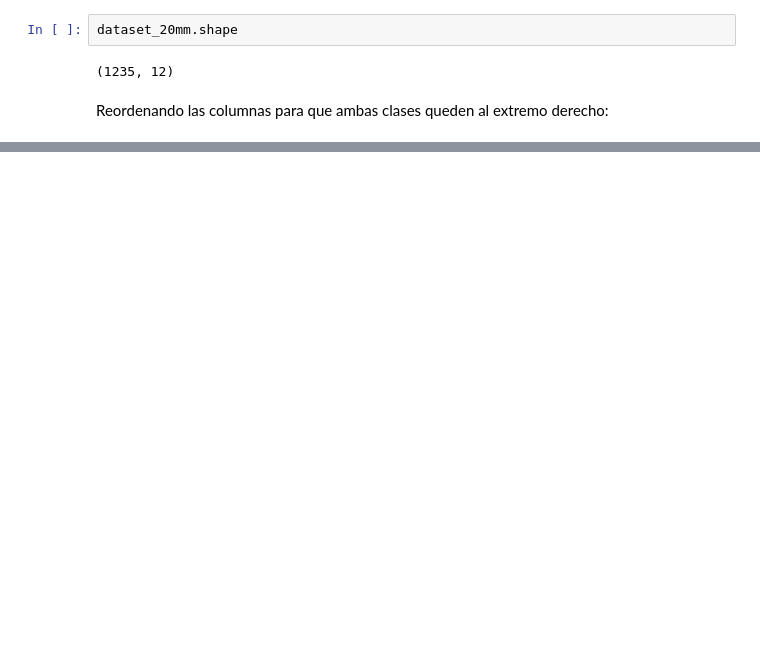
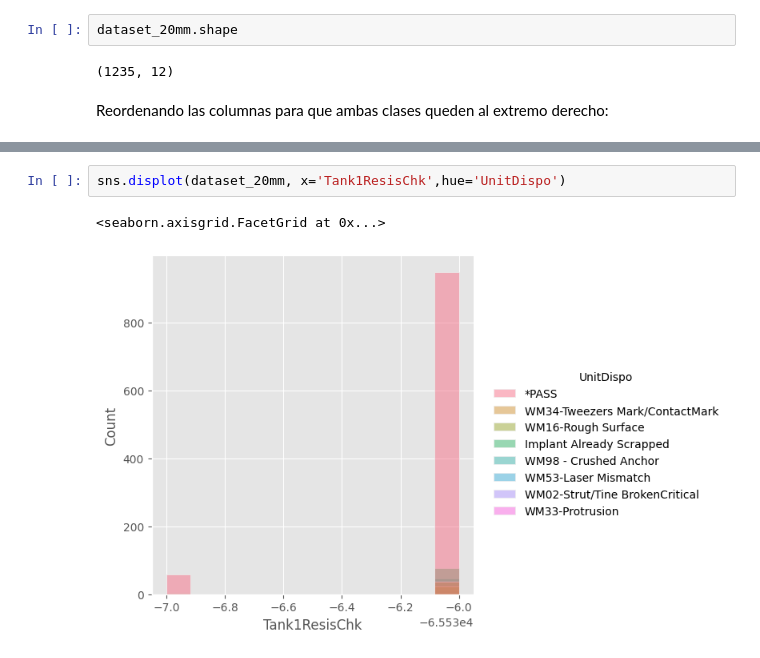
Before and after one commit to YoksanVC/TEC_DataScienceCert, a Jupyter notebook: Module_2_AprendizajeAutomatico/Projecto_Final/Projecto_Final.ipynb, the cells around one changed output, grey strips where cells are left out. Drawn from its saved outputs; the diff is of its cells as text; blank space fills up the shorter version.

```diff
--- a/Module_2_AprendizajeAutomatico/Projecto_Final/Projecto_Final.ipynb
+++ b/Module_2_AprendizajeAutomatico/Projecto_Final/Projecto_Final.ipynb
@@ -124,0 +139,5 @@ dataset_20mm.head()
+# %%
+sns.displot(dataset_20mm, x='Tank1ResisChk',hue='UnitDispo')
+# %% [output]
+<seaborn.axisgrid.FacetGrid at 0x...>
+[figure, added]
```
Also changed, not shown: parts of 11 cells of this notebook.
